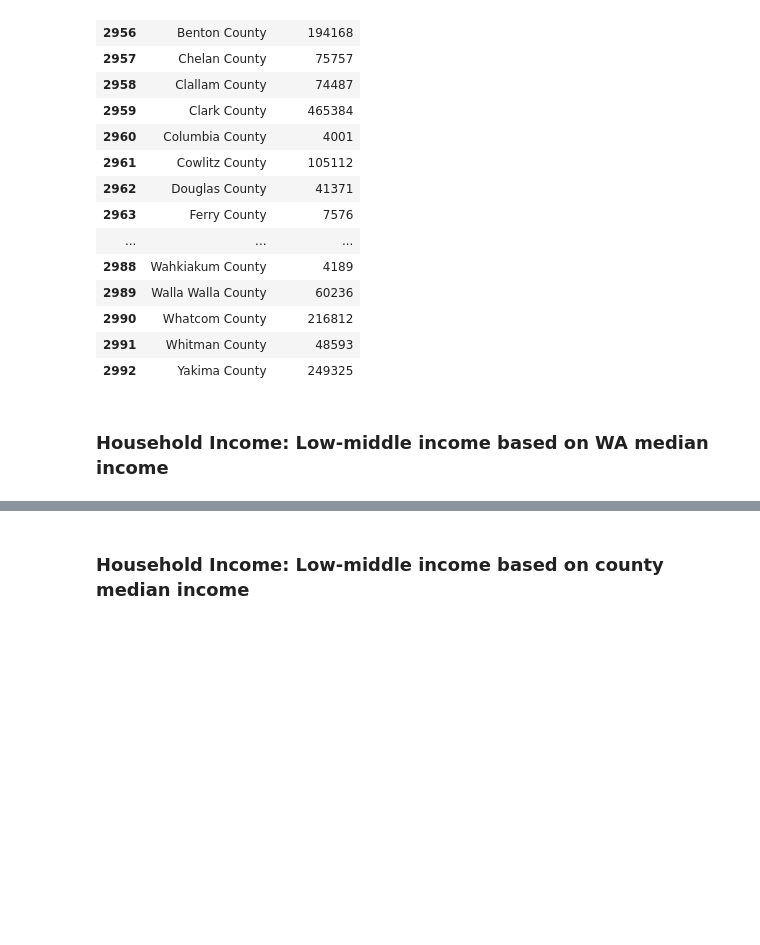
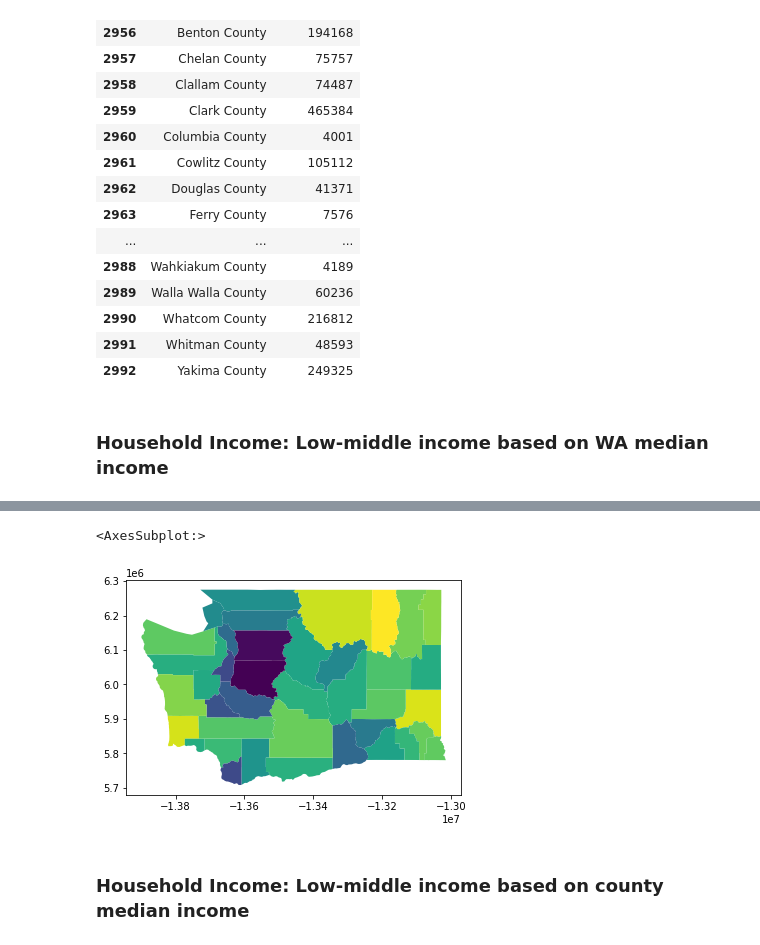
Before and after one commit to allisoncstafford/carbonWA, a Jupyter notebook: low_income.ipynb, the cells around one changed output, grey strips where cells are left out. Saved outputs shown, nothing was run; the diff lists cells and outputs as text; code cells hidden in the pictures; blank space fills up the shorter version.

```diff
--- a/low_income.ipynb
+++ b/low_income.ipynb
@@ -410,3 +433,8 @@ wa_counties_lm_count
+# %%
+county_shapes.plot(column='lm_rate')
+# %% [output]
+<AxesSubplot:>
+[figure, added]
 # %% [markdown]
 ### Household Income: Low-middle income based on county median income
 # %%
```
Also changed, not shown: parts of 11 cells of this notebook, 2 other files.
